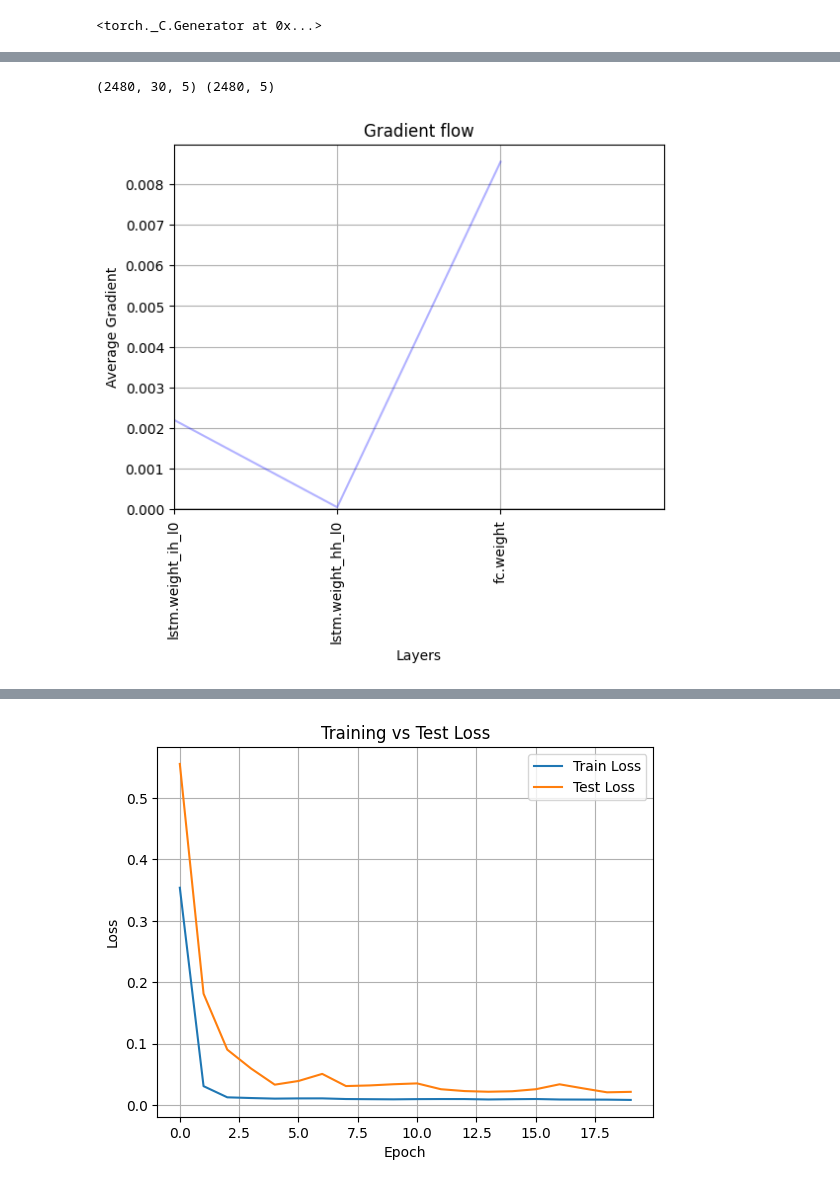
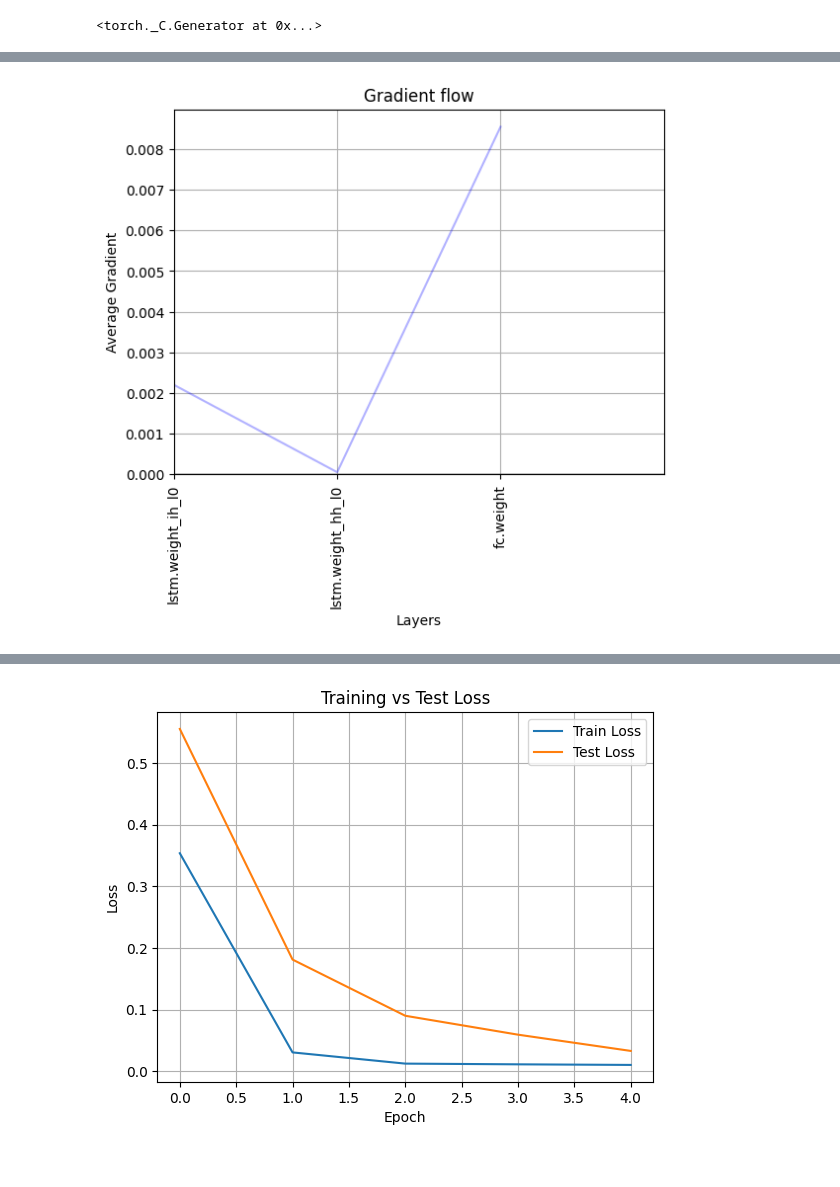
Before and after one commit to amazovetskii/LSTM_Market_Prediction, a Jupyter notebook: lstm.ipynb, the cells around one changed output, grey strips where cells are left out. Cells and saved outputs as stored; diff of their text form; code cells hidden in the pictures.

```diff
--- a/lstm.ipynb
+++ b/lstm.ipynb
@@ -61,31 +47,16 @@ df_scaled.head(3)
-# %%
-lookback_days = 30
-future_days = 5
-window_size = lookback_days+future_days
-
-data_np = df_scaled[feature_cols].values.astype(np.float32)
-
-X, y = [], []
-for i in range(len(data_np) - lookback_days - future_days + 1):
-    X.append(data_np[i:i+lookback_days])
-    y.append(data_np[i+lookback_days:i+lookback_days+future_days, 3])
-X, y = np.array(X, dtype=np.float32), np.array(y, dtype=np.float32)
-print(X.shape, y.shape)
-# %% [output]
-(2480, 30, 5) (2480, 5)
 # %%
-n = len(X)
+n = len(x)
 split = int(0.8 * n)
 
-train_dataset = StocksDataset(X[:split], y[:split])
-test_dataset  = StocksDataset(X[split:], y[split:])
+train_dataset = StocksDataset(x[:split], y[:split])
+test_dataset  = StocksDataset(x[split:], y[split:])
 
 train_loader = DataLoader(train_dataset, batch_size=64, shuffle=True)
 test_loader = DataLoader(test_dataset, batch_size=64, shuffle=False)
 # %%
 device = torch.device("mps" if torch.mps.is_available() else "cpu")
 
-n_epochs = 20
+n_epochs = 5
 plot_gradients = True
 
 model = LSTM(
@@ -104,7 +75,7 @@ optimizer = torch.optim.Adam(model.parameters(), lr=1e-3,)
 scheduler = lr_scheduler.StepLR(optimizer, step_size=20, gamma=0.5)
 
 train_losses = []
-val_losses = []
+test_losses = []
 early_stopping = EarlyStopping(patience=5, min_delta=0.001)
 
 for epoch in range(n_epochs):
@@ -113,6 +84,7 @@ for epoch in range(n_epochs):
     total_loss = 0
     _batch_counter = 0 # used to show gradients only once
     for X_batch, y_batch in train_loader:
+
         optimizer.zero_grad()
 
         X_batch, y_batch = X_batch.to(device), y_batch.to(device)
@@ -147,26 +119,19 @@ for epoch in range(n_epochs):
     avg_val_loss = total_val_loss / len(test_loader)
 
     train_losses.append(avg_train_loss)
-    val_losses.append(avg_val_loss)
+    test_losses.append(avg_val_loss)
 
     if (epoch+1) % 5 == 0:
         print(f"Epoch [{epoch+1}/{n_epochs}], Train loss: {avg_train_loss:.6f}, Validation loss: {avg_val_loss:.6f}")
 
     # ---- Early stopping ----
-    # early_stopping(avg_val_loss, model)
-    # if early_stopping.early_stop:
-    #     print(f"Best loss: {early_stopping.best_loss}")
-    #     model.load_state_dict(torch.load("model_weights.pt"))  # restore best weights
-    #     break
+    early_stopping(avg_val_loss, model)
+    if early_stopping.early_stop:
+        print(f"Best loss: {early_stopping.best_loss}")
+        model.load_state_dict(torch.load("model_weights.pt"))  # restore best weights
+        break
 
 
-plt.plot(train_losses, label="Train Loss")
-plt.plot(val_losses, label="Test Loss")
-plt.xlabel("Epoch")
-plt.ylabel("Loss")
-plt.title("Training vs Test Loss")
-plt.legend()
-plt.grid(True)
-plt.show()
+vis.plot_losses(train_losses, test_losses)
 # %% [output]
 [figure]
@@ -177,2 +139,2 @@ Epoch [20/20], Train loss: 0.008435, Validation loss: 0.021580
-[figure, old version]
+[figure, new version]
 # %%
```
Also changed, not shown: parts of 5 cells of this notebook, 6 other files.
